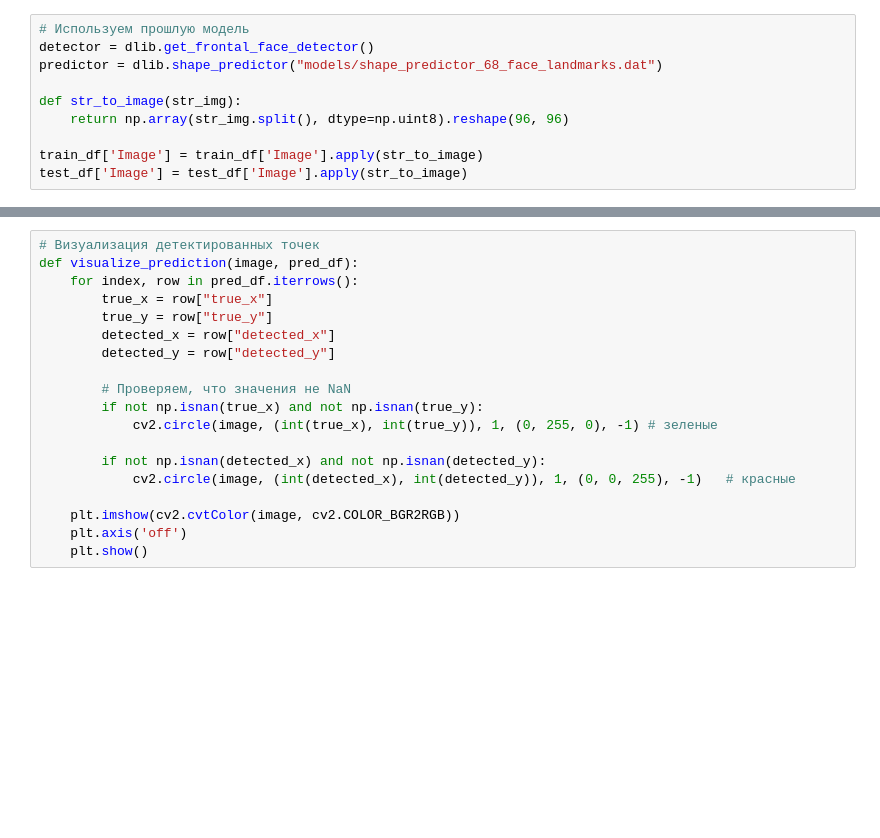
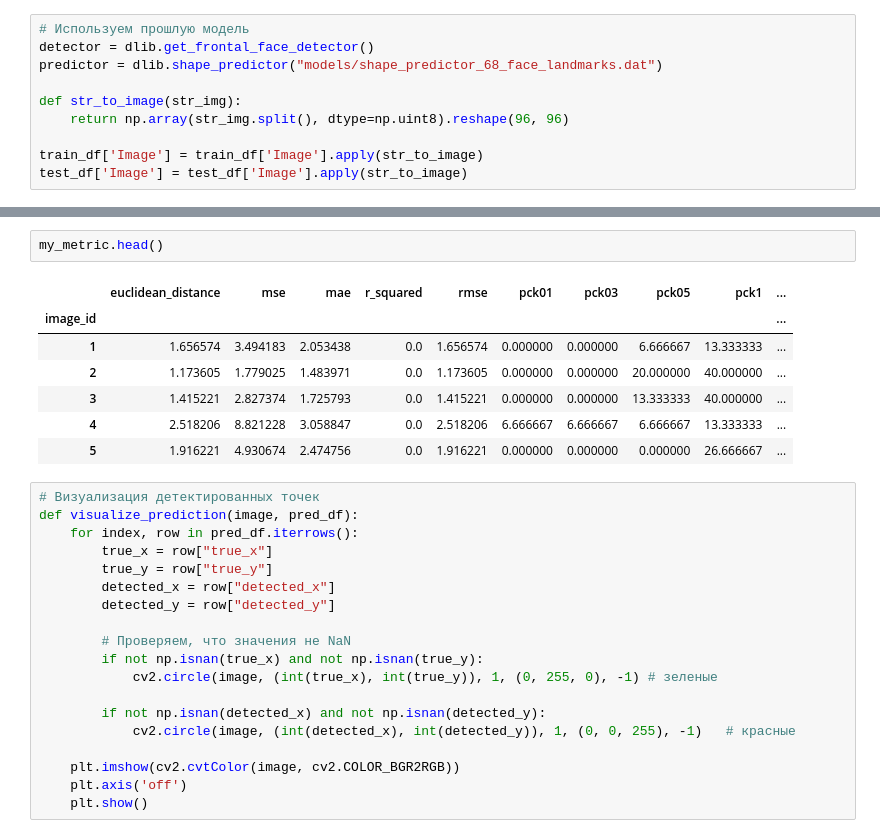
Before and after one commit to kaledinaoksana/rrr, a Jupyter notebook: DetectionP.ipynb, the cells around one changed output, grey strips where cells are left out. Drawn from its saved outputs; the diff is of its cells as text; blank space fills up the shorter version.

```diff
--- a/DetectionP.ipynb
+++ b/DetectionP.ipynb
@@ -327,3 +473,13 @@ for i in range(1,train_df['Image'].count()):
+# %%
+my_metric.head()
+# %% [output]
+|  | euclidean_distance | mse | mae | r_squared | rmse | pck01 | pck03 | pck05 | pck1 | ... |
+| image_id |  |  |  |  |  |  |  |  |  | ... |
+| 1 | 1.656574 | 3.494183 | 2.053438 | 0.0 | 1.656574 | 0.000000 | 0.000000 | 6.666667 | 13.333333 | ... |
+| 2 | 1.173605 | 1.779025 | 1.483971 | 0.0 | 1.173605 | 0.000000 | 0.000000 | 20.000000 | 40.000000 | ... |
+| 3 | 1.415221 | 2.827374 | 1.725793 | 0.0 | 1.415221 | 0.000000 | 0.000000 | 13.333333 | 40.000000 | ... |
+| 4 | 2.518206 | 8.821228 | 3.058847 | 0.0 | 2.518206 | 6.666667 | 6.666667 | 6.666667 | 13.333333 | ... |
+| 5 | 1.916221 | 4.930674 | 2.474756 | 0.0 | 1.916221 | 0.000000 | 0.000000 | 0.000000 | 26.666667 | ... |
 # %%
 # Визуализация детектированных точек
 def visualize_prediction(image, pred_df):
```
Also changed, not shown: parts of 21 cells of this notebook, 3 other files.
